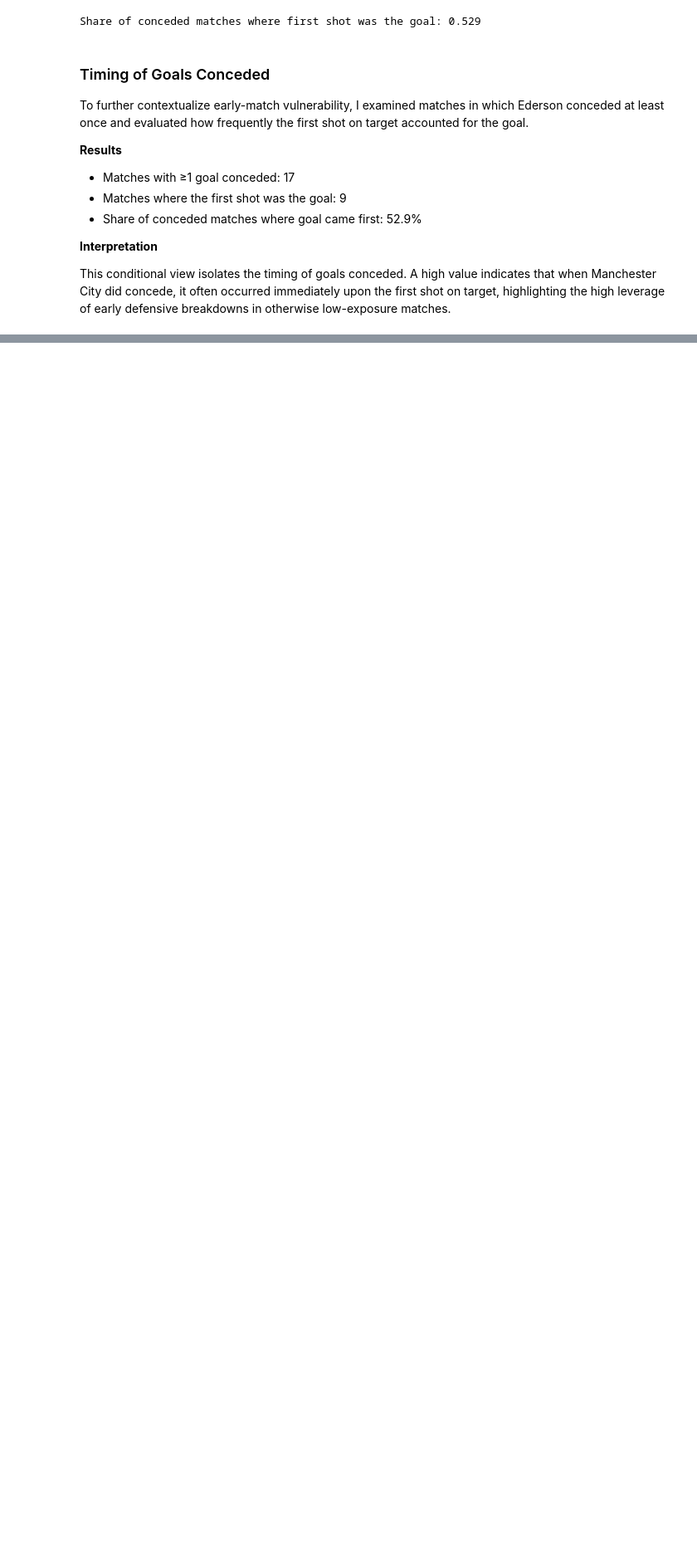
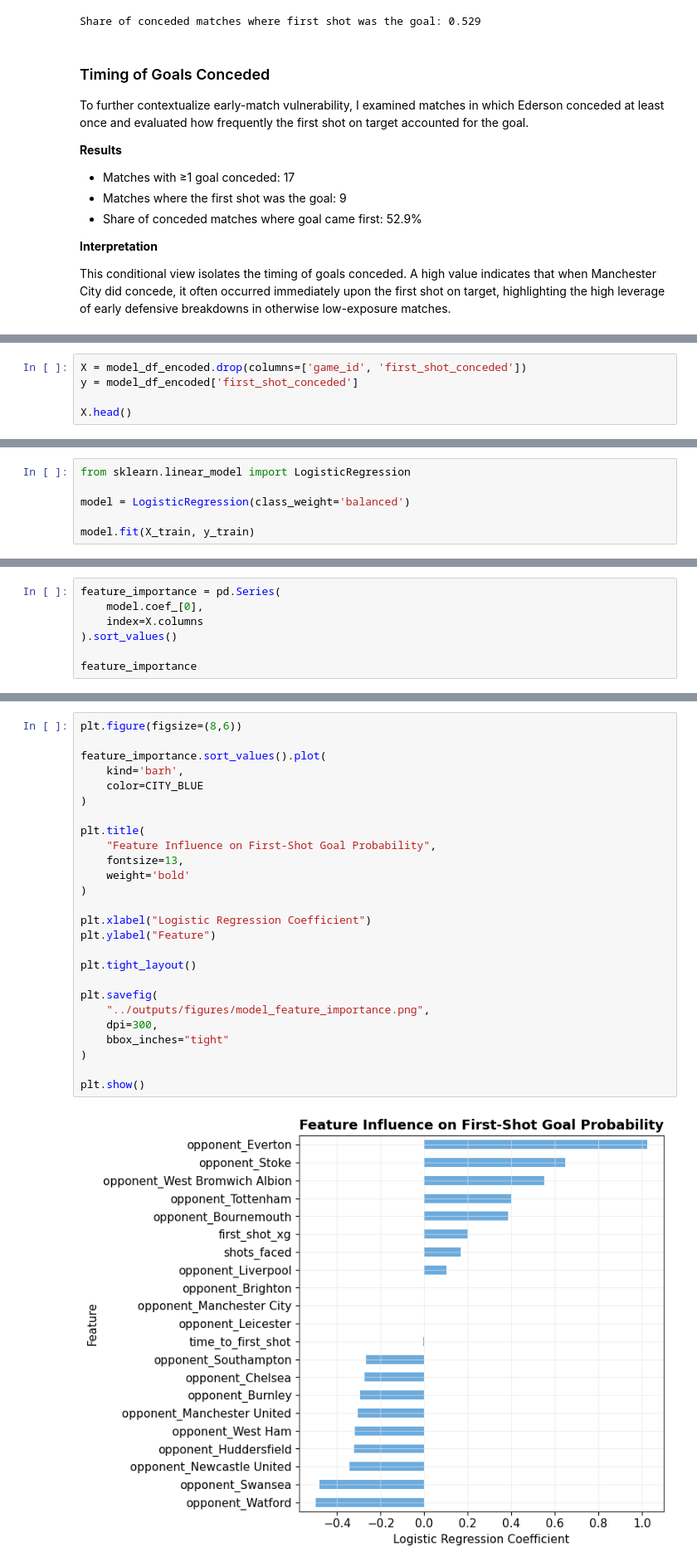
Before and after one commit to danielbkuti/Soccer_Analysis, a Jupyter notebook: notebooks/ederson-eda.ipynb, the cells around one changed output, grey strips where cells are left out. Shown at 83% size. Cells and saved outputs as stored; diff of their text form; blank space fills up the shorter version.

```diff
--- a/notebooks/ederson-eda.ipynb
+++ b/notebooks/ederson-eda.ipynb
@@ -630,0 +926,5 @@ This conditional view isolates the timing of goals conceded. A high value indica
+# %%
+X = model_df_encoded.drop(columns=['game_id', 'first_shot_conceded'])
+y = model_df_encoded['first_shot_conceded']
+
+X.head()
@@ -630,0 +948,6 @@ This conditional view isolates the timing of goals conceded. A high value indica
+# %%
+from sklearn.linear_model import LogisticRegression
+
+model = LogisticRegression(class_weight='balanced')
+
+model.fit(X_train, y_train)
@@ -630,0 +974,7 @@ This conditional view isolates the timing of goals conceded. A high value indica
+# %%
+feature_importance = pd.Series(
+    model.coef_[0],
+    index=X.columns
+).sort_values()
+
+feature_importance
@@ -630,0 +999,28 @@ This conditional view isolates the timing of goals conceded. A high value indica
+# %%
+plt.figure(figsize=(8,6))
+
+feature_importance.sort_values().plot(
+    kind='barh',
+    color=CITY_BLUE
+)
+
+plt.title(
+    "Feature Influence on First-Shot Goal Probability",
+    fontsize=13,
+    weight='bold'
+)
+
+plt.xlabel("Logistic Regression Coefficient")
+plt.ylabel("Feature")
+
+plt.tight_layout()
+
+plt.savefig(
+    "../outputs/figures/model_feature_importance.png",
+    dpi=300,
+    bbox_inches="tight"
+)
+
+plt.show()
+# %% [output]
+[figure, added]
```
Also changed, not shown: parts of 54 cells of this notebook, 8 other files.
